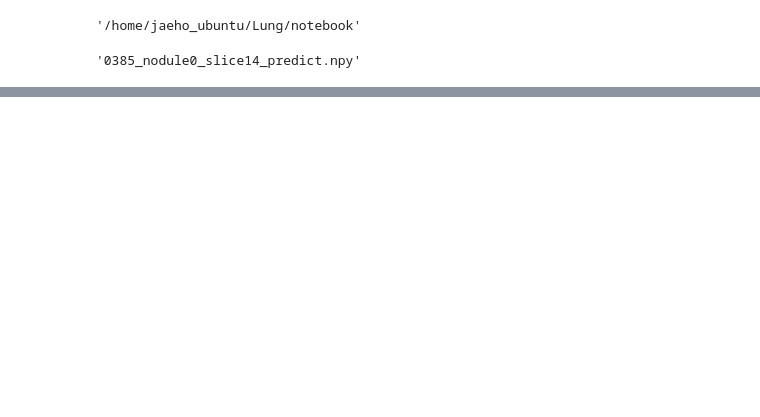
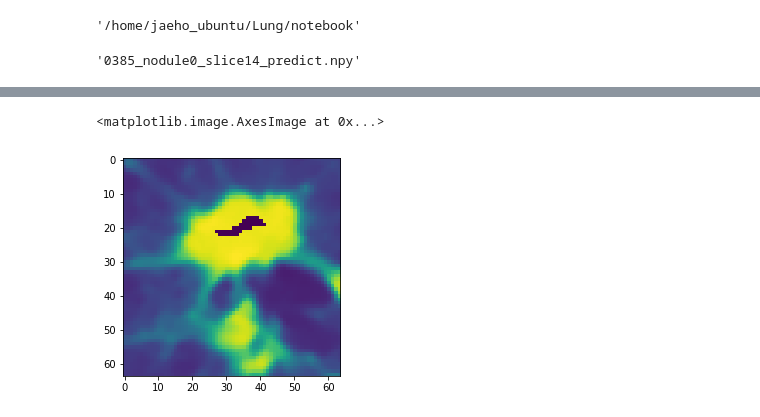
Before and after one commit to jaeho3690/LIDC-IDRI-Segmentation, a Jupyter notebook: notebook/View_output.ipynb, the cells around one changed output, grey strips where cells are left out. Cells and saved outputs as stored; diff of their text form; code cells hidden in the pictures; blank space fills up the shorter version.

```diff
--- a/notebook/View_output.ipynb
+++ b/notebook/View_output.ipynb
@@ -64,0 +102,22 @@ PREDICT_DIR =
+# %%
+def crop_nodule(coord,image,dim=32):
+    """
+    Returns a cropped image of size 224 x 224 when dim is kept 112. There are corner cases
+
+    Args:
+    coord: coordinate of x,y as list or tuple. For COM the input is as (y coord, x coord)
+    image: image to be cropped
+    dim: Size of the image after being cropped
+
+    Returns:
+    Cropped Image
+
+    """
+    x_coord = int(coord[1])
+    y_coord = int(coord[0])
+    #print(x_coord,y_coord)
+    #print(coord[0]-dim,coord[0]+dim,coord[1]-dim,coord[1]+dim)
+
+
+
+    return image[y_coord-dim:y_coord+dim,x_coord-dim:x_coord+dim]
@@ -64,0 +132,10 @@ PREDICT_DIR =
+# %%
+def crop_patch(image,mask):
+    return crop_nodule(ndi.center_of_mass(mask),image)
+# %%
+patch= crop_patch(original,mask)
+# %%
+plt.imshow(patch)
+# %% [output]
+<matplotlib.image.AxesImage at 0x...>
+[figure, added]
```
Also changed, not shown: parts of 18 cells of this notebook, 6 other files.
